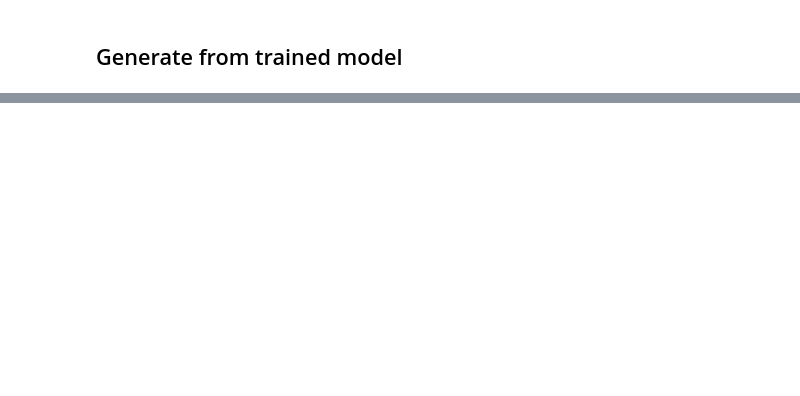
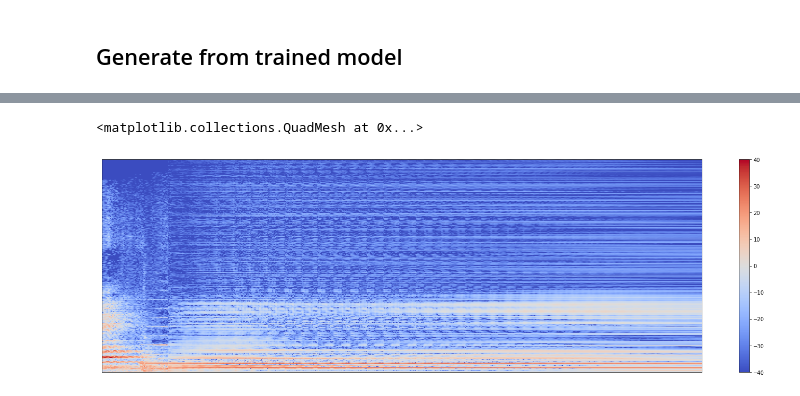
Before and after one commit to ktonal/mimikit, a Jupyter notebook: notebooks/FreqNet.ipynb, the cells around one changed output, grey strips where cells are left out. Saved outputs shown, nothing was run; the diff lists cells and outputs as text; code cells hidden in the pictures; blank space fills up the shorter version.

```diff
--- a/notebooks/FreqNet.ipynb
+++ b/notebooks/FreqNet.ipynb
@@ -38,10 +42,10 @@ from mmk.utils import show, audio
 ### Data
 # %%
 # where you have audio files
-my_music_folder = "./mmk/notebooks/test_audio/"
+my_music_folder = "nessun_dorma/data/arie/"
 
 # the file with your data :
-my_db = "./mmk/notebooks/test_audio/test_db.h5"
+my_db = ".arie_mmk.h5"
 
 if not os.path.exists(my_db):
     make_root_db(my_db, my_music_folder)
@@ -112,7 +169,7 @@ trainer.fit(fnet)
 # %%
 root_dir="mmk_test_model/"
 name="mmk_test_model"
-version = str(2)
+version = str(0)
 epoch = None
 
 input_length = 64
@@ -131,3 +188,4 @@ generated = generate(fnet, inpt, n_steps, *fnet.generation_slices())
 
 audio(generated.T)
 show(generated.T)
+# %% [output]
@@ -133,0 +193,2 @@ show(generated.T)
+<matplotlib.collections.QuadMesh at 0x...>
+[figure, added]
```
Also changed, not shown: parts of 4 cells of this notebook.
